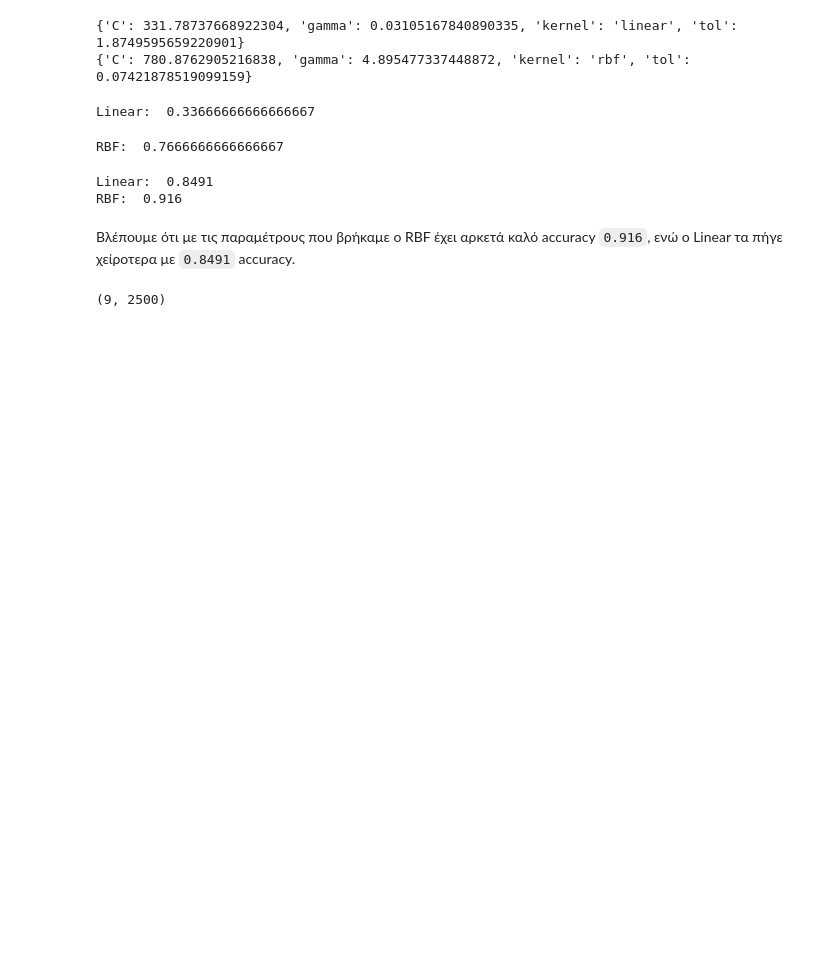
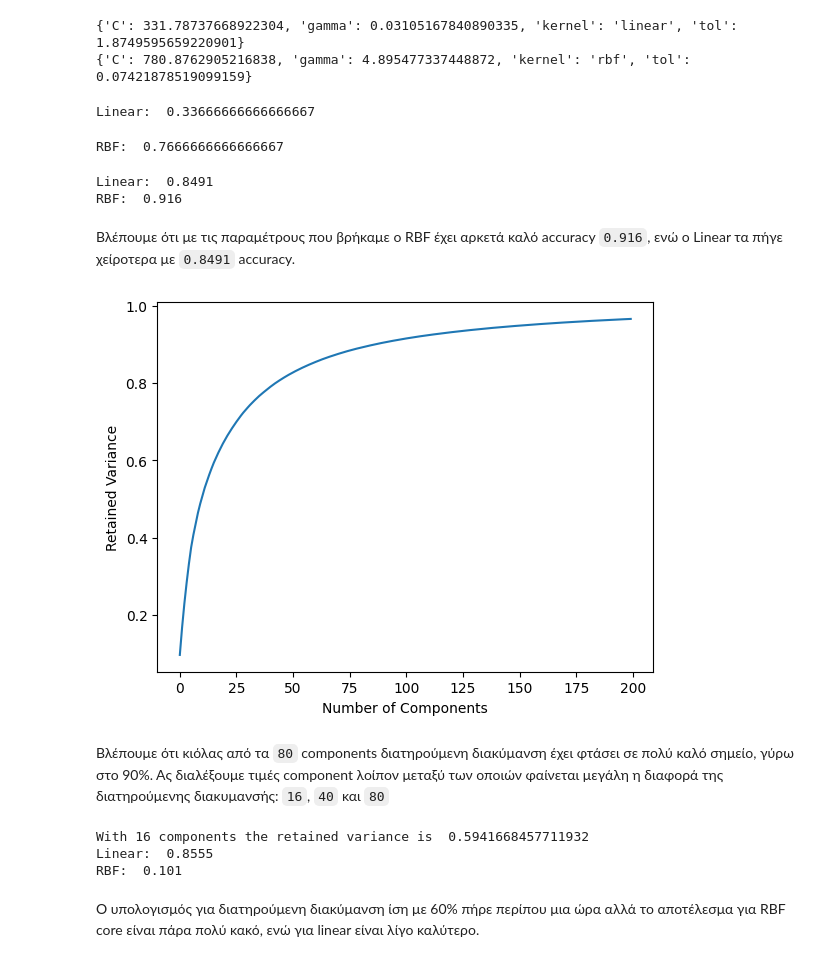
Before and after one commit to UpTheShipCreek/Machine_Learning_2, a Jupyter notebook: Panagiotopoulos_1115201700113.ipynb, the cells around one changed output. Drawn from its saved outputs; the diff is of its cells as text; code cells hidden in the pictures; blank space fills up the shorter version.

Commit message:
Don't have time for any other tests

````diff
--- a/Panagiotopoulos_1115201700113.ipynb
+++ b/Panagiotopoulos_1115201700113.ipynb
@@ -77,8 +77,12 @@ sets = {
     5 : (46,64)
 }
 
+from google.colab import drive
+drive.mount('/content/drive')
+os.chdir('/content/drive/MyDrive/Colab Notebooks/faces')
+
 #Το "path"
-path = "./faces"
+path = '/content/drive/MyDrive/Colab Notebooks/faces'
 #Προτείνεται να προ-επεξεργαστείτε κάθε εικόνα
 def normalize_image_vector(image_vector):
     #calculate mean
@@ -355,7 +364,7 @@ print("RBF: ", accuracy)
 RBF:  0.7666666666666667
 # %%
 #Linear SVMs
-svc = SVC(C=347, kernel='linear', gamma='auto', tol=1.7)
+svc = SVC(C=347, kernel='linear', gamma=0.04, tol=1.7)
 svc.fit(x_train,y_train)
 prediction = svc.predict(x_test)
 accuracy = accuracy_score(y_test,prediction)
@@ -372,7 +381,55 @@ Linear:  0.8491
 RBF:  0.916
 # %% [markdown]
 Βλέπουμε ότι με τις παραμέτρους που βρήκαμε ο RBF έχει αρκετά καλό accuracy ```0.916```, ενώ ο Linear τα πήγε χείροτερα με ```0.8491``` accuracy.
-# %%
-print(np.array(normalized_eigenfaces).shape)
-# %% [output]
-(9, 2500)
+# %%
+import pandas as pd
+import numpy as np
+import matplotlib.pyplot as plt
+from sklearn.decomposition import PCA
+from sklearn.svm import SVC
+from sklearn.metrics import accuracy_score
+
+#Getting plenty of components to see the curve
+pca = PCA(n_components=200,whiten=True).fit(x_train)
+retained_variance_ratio = pca.explained_variance_ratio_
+
+retained_variance = 0
+retained_variance_sums = []
+for i in range(200):
+    retained_variance = retained_variance + retained_variance_ratio[i]
+    retained_variance_sums.append(retained_variance)
+
+plt.plot(retained_variance_sums)
+plt.xlabel('Number of Components')
+plt.ylabel('Retained Variance')
+plt.show()
+# %% [output]
+[figure, added]
+# %% [markdown]
+Βλέπουμε ότι κιόλας από τα `80` components διατηρούμενη διακύμανση έχει φτάσει σε πολύ καλό σημείο, γύρω στο 90%. Ας διαλέξουμε τιμές component λοίπον μεταξύ των οποιών φαίνεται μεγάλη η διαφορά της διατηρούμενης διακυμανσής: `16`, `40` και `80`
+# %%
+# d = 16
+retained_variance16 = retained_variance_sums[15]
+print("With 16 components the retained variance is ", retained_variance16)
+pca = PCA(n_components=16,whiten=True).fit(x_train)
+x_train_pc = pca.transform(x_train)
+x_test_pc = pca.transform(x_test)
+
+#Linear SVMs
+svc = SVC(C=347, kernel='linear', gamma=0.04, tol=1.7)
+svc.fit(x_train_pc,y_train)
+prediction = svc.predict(x_test_pc)
+accuracy = accuracy_score(y_test,prediction)
+print("Linear: ", accuracy)
+#RBF SVMs
+svc = SVC(C=781, kernel='rbf', gamma=5, tol=0.08)
+svc.fit(x_train_pc,y_train)
+prediction = svc.predict(x_test_pc)
+accuracy = accuracy_score(y_test,prediction)
+print("RBF: ", accuracy)
+# %% [output]
+With 16 components the retained variance is  0.5941668457711932
+Linear:  0.8555
+RBF:  0.101
+# %% [markdown]
+Ο υπολογισμός για διατηρούμενη διακύμανση ίση με 60% πήρε περίπου μια ώρα αλλά το αποτέλεσμα για RBF core είναι πάρα πολύ κακό, ενώ για linear είναι λίγο καλύτερο.
````
Also changed, not shown: parts of 17 cells of this notebook.
